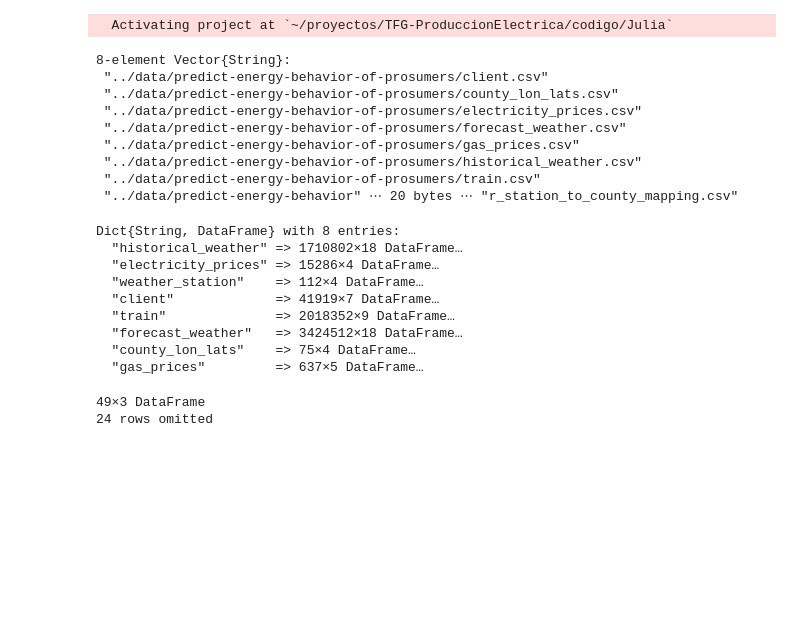
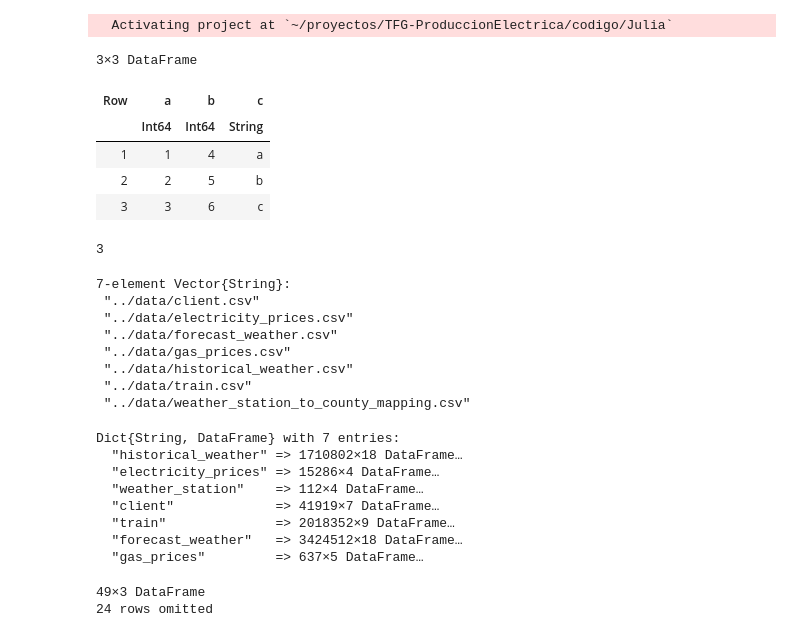
Before and after one commit to pabbuen/TFG-ProduccionElectrica, a Jupyter notebook: codigo/Julia/preprocesamiento.ipynb, the cells around one changed output. Cells and saved outputs as stored; diff of their text form; code cells hidden in the pictures; blank space fills up the shorter version.

```diff
--- a/codigo/Julia/preprocesamiento.ipynb
+++ b/codigo/Julia/preprocesamiento.ipynb
@@ -12,34 +13,45 @@ using Distances: haversine
 # %% [output]
   Activating project at `~/proyectos/TFG-ProduccionElectrica/codigo/Julia`
+# %%
+prueba = DataFrame(a = [1, 2, 3], b=[4, 5, 6], c=["a", "b", "c"])
+# %% [output]
+3×3 DataFrame
+| Row | a | b | c |
+|  | Int64 | Int64 | String |
+| 1 | 1 | 4 | a |
+| 2 | 2 | 5 | b |
+| 3 | 3 | 6 | c |
+# %%
+maximum(prueba.a)
+# %% [output]
+3
 # %%
-filepath = "../data/predict-energy-behavior-of-prosumers"
+filepath = "../data"
 files = glob("*.csv", filepath)
 # %% [output]
-8-element Vector{String}:
- "../data/predict-energy-behavior-of-prosumers/client.csv"
- "../data/predict-energy-behavior-of-prosumers/county_lon_lats.csv"
- "../data/predict-energy-behavior-of-prosumers/electricity_prices.csv"
- "../data/predict-energy-behavior-of-prosumers/forecast_weather.csv"
- "../data/predict-energy-behavior-of-prosumers/gas_prices.csv"
- "../data/predict-energy-behavior-of-prosumers/historical_weather.csv"
- "../data/predict-energy-behavior-of-prosumers/train.csv"
- "../data/predict-energy-behavior" ⋯ 20 bytes ⋯ "r_station_to_county_mapping.csv"
+7-element Vector{String}:
+ "../data/client.csv"
+ "../data/electricity_prices.csv"
+ "../data/forecast_weather.csv"
+ "../data/gas_prices.csv"
+ "../data/historical_weather.csv"
+ "../data/train.csv"
+ "../data/weather_station_to_county_mapping.csv"
 # %%
-dfs = Dict(
+dfs = Dict{String, DataFrame}(
     splitext(basename(archivo))[1] => CSV.read(archivo, DataFrame)
     for archivo in files
 )
 dfs["weather_station"] = dfs["weather_station_to_county_mapping"]
 delete!(dfs, "weather_station_to_county_mapping")
 # %% [output]
-Dict{String, DataFrame} with 8 entries:
+Dict{String, DataFrame} with 7 entries:
   "historical_weather" => 1710802×18 DataFrame…
   "electricity_prices" => 15286×4 DataFrame…
   "weather_station"    => 112×4 DataFrame…
   "client"             => 41919×7 DataFrame…
   "train"              => 2018352×9 DataFrame…
   "forecast_weather"   => 3424512×18 DataFrame…
-  "county_lon_lats"    => 75×4 DataFrame…
   "gas_prices"         => 637×5 DataFrame…
 # %%
 hist_w = select(dfs["historical_weather"], [:latitude, :longitude])
```
Also changed, not shown: parts of 2 cells of this notebook, 1 other file.
